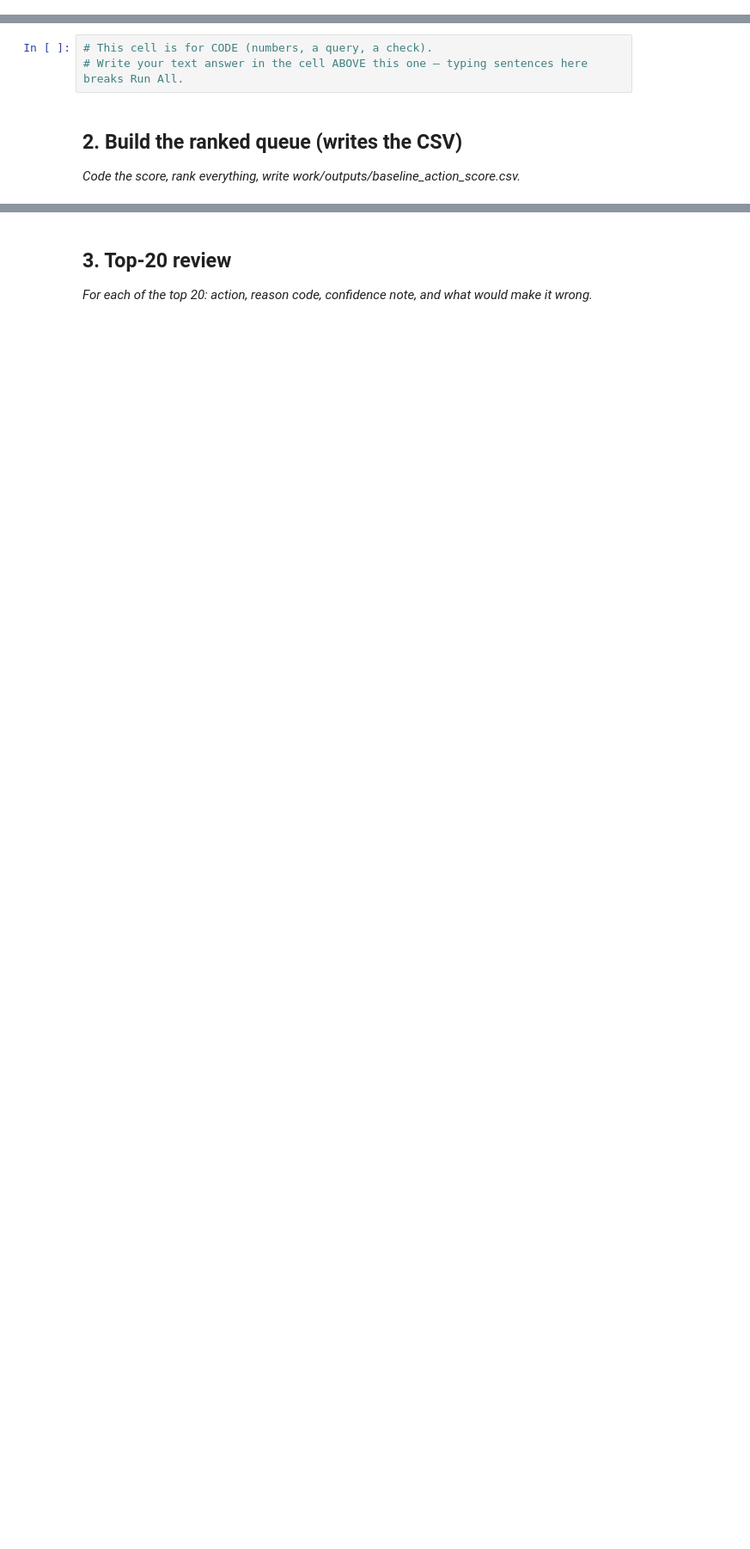
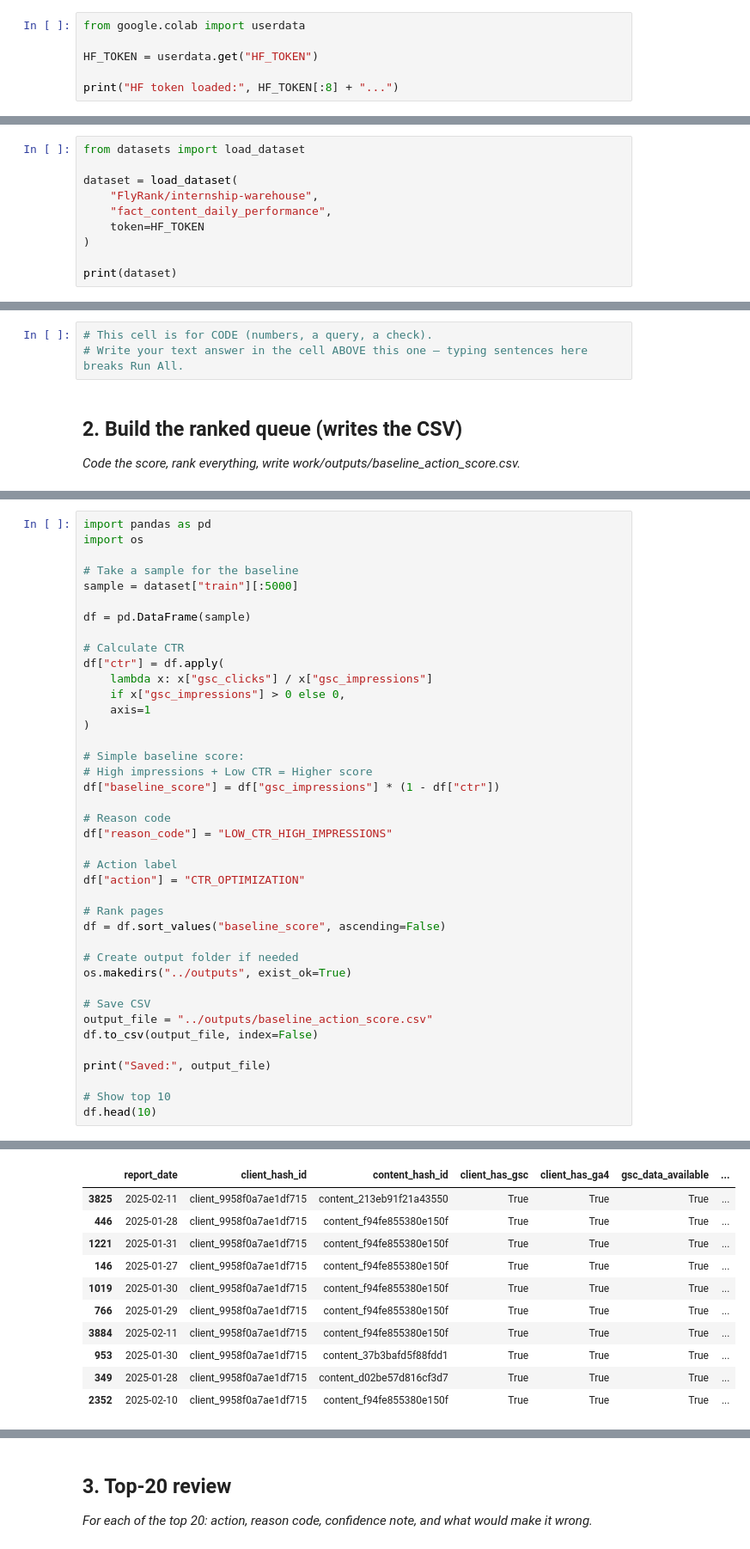
Before and after one commit to Gulzaibsharif-coder/flyrank-ml-capstone, a Jupyter notebook: work/notebooks/w04_baseline_score.ipynb, the cells around one changed output, grey strips where cells are left out. Shown at 86% size. Drawn from its saved outputs; the diff is of its cells as text; blank space fills up the shorter version.

Commit message:
Complete ML-07 Baseline Action Score

```diff
--- a/work/notebooks/w04_baseline_score.ipynb
+++ b/work/notebooks/w04_baseline_score.ipynb
@@ -12,0 +52,6 @@ This skeleton is yours to fill. Work the sections **in order** — each one has
+# %%
+from google.colab import userdata
+
+HF_TOKEN = userdata.get("HF_TOKEN")
+
+print("HF token loaded:", HF_TOKEN[:8] + "...")
@@ -12,0 +60,10 @@ This skeleton is yours to fill. Work the sections **in order** — each one has
+# %%
+from datasets import load_dataset
+
+dataset = load_dataset(
+    "FlyRank/internship-warehouse",
+    "fact_content_daily_performance",
+    token=HF_TOKEN
+)
+
+print(dataset)
@@ -22,0 +103,41 @@ This skeleton is yours to fill. Work the sections **in order** — each one has
+# %%
+import pandas as pd
+import os
+
+# Take a sample for the baseline
+sample = dataset["train"][:5000]
+
+df = pd.DataFrame(sample)
+
+# Calculate CTR
+df["ctr"] = df.apply(
+    lambda x: x["gsc_clicks"] / x["gsc_impressions"]
+    if x["gsc_impressions"] > 0 else 0,
+    axis=1
+)
+
+# Simple baseline score:
+# High impressions + Low CTR = Higher score
+df["baseline_score"] = df["gsc_impressions"] * (1 - df["ctr"])
+
+# Reason code
+df["reason_code"] = "LOW_CTR_HIGH_IMPRESSIONS"
+
+# Action label
+df["action"] = "CTR_OPTIMIZATION"
+
+# Rank pages
+df = df.sort_values("baseline_score", ascending=False)
+
+# Create output folder if needed
+os.makedirs("../outputs", exist_ok=True)
+
+# Save CSV
+output_file = "../outputs/baseline_action_score.csv"
+df.to_csv(output_file, index=False)
+
+print("Saved:", output_file)
+
+# Show top 10
+df.head(10)
+# %% [output]
@@ -22,0 +145,11 @@ This skeleton is yours to fill. Work the sections **in order** — each one has
+|  | report_date | client_hash_id | content_hash_id | client_has_gsc | client_has_ga4 | gsc_data_available | ... |
+| 3825 | 2025-02-11 | client_9958f0a7ae1df715 | content_213eb91f21a43550 | True | True | True | ... |
+| 446 | 2025-01-28 | client_9958f0a7ae1df715 | content_f94fe855380e150f | True | True | True | ... |
+| 1221 | 2025-01-31 | client_9958f0a7ae1df715 | content_f94fe855380e150f | True | True | True | ... |
+| 146 | 2025-01-27 | client_9958f0a7ae1df715 | content_f94fe855380e150f | True | True | True | ... |
+| 1019 | 2025-01-30 | client_9958f0a7ae1df715 | content_f94fe855380e150f | True | True | True | ... |
+| 766 | 2025-01-29 | client_9958f0a7ae1df715 | content_f94fe855380e150f | True | True | True | ... |
+| 3884 | 2025-02-11 | client_9958f0a7ae1df715 | content_f94fe855380e150f | True | True | True | ... |
+| 953 | 2025-01-30 | client_9958f0a7ae1df715 | content_37b3bafd5f88fdd1 | True | True | True | ... |
+| 349 | 2025-01-28 | client_9958f0a7ae1df715 | content_d02be57d816cf3d7 | True | True | True | ... |
+| 2352 | 2025-02-10 | client_9958f0a7ae1df715 | content_f94fe855380e150f | True | True | True | ... |
```
Also changed, not shown: parts of 20 cells of this notebook.
